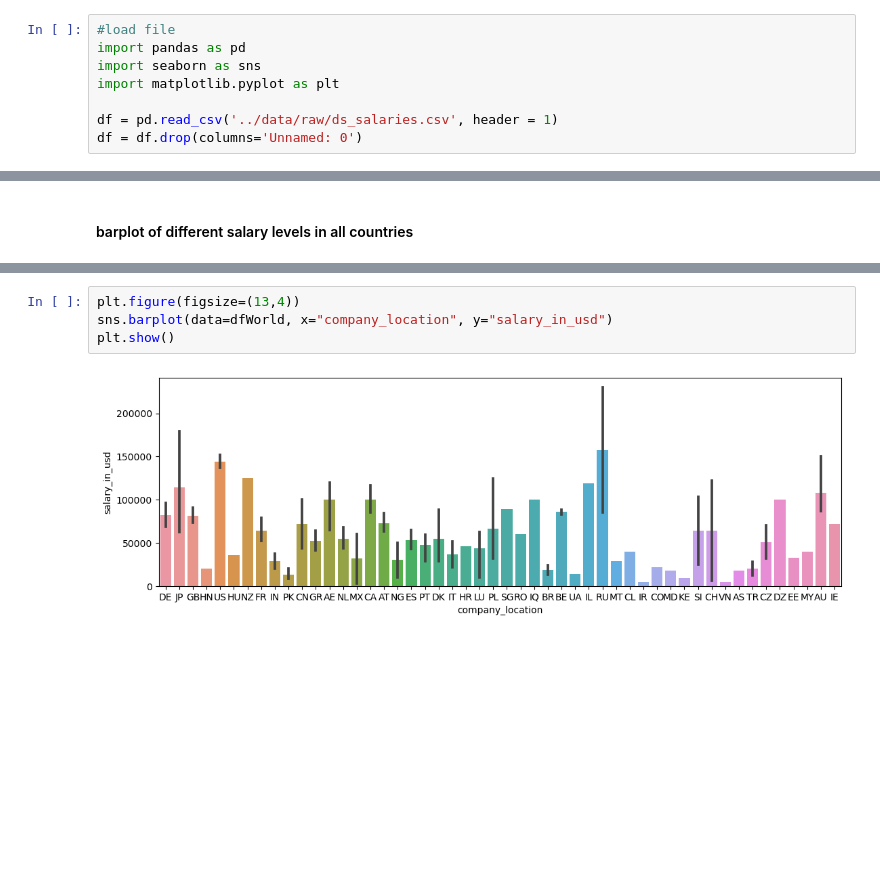
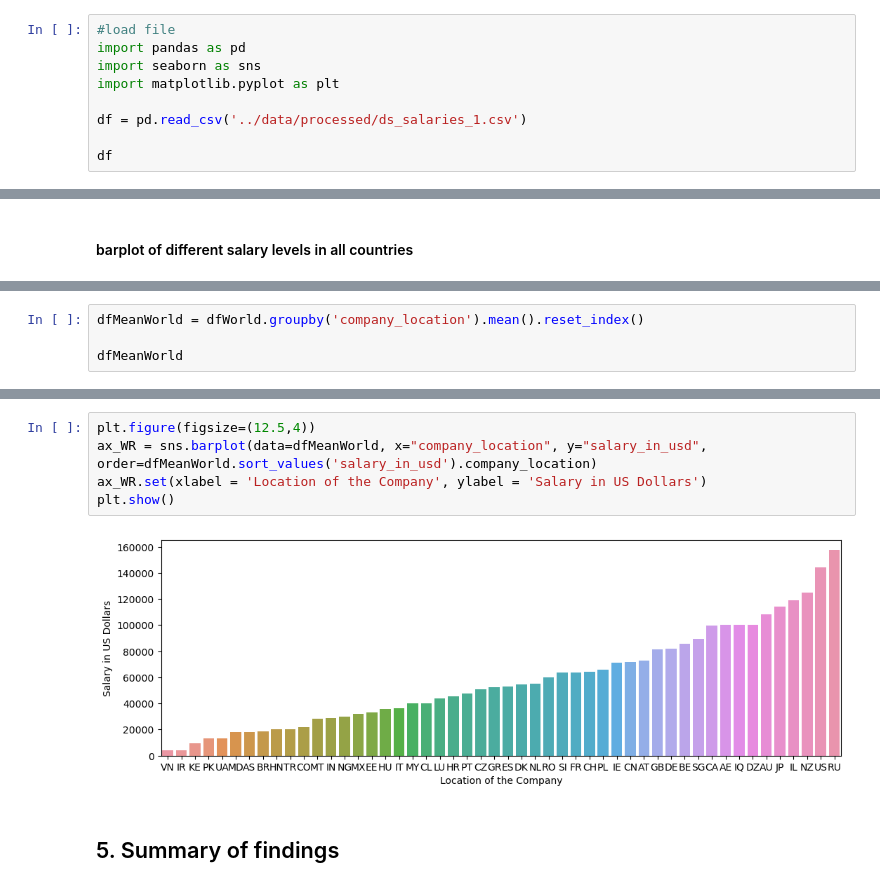
Before and after one commit to ubco-W2022T2-data301/project-group-group07, a Jupyter notebook: analysis/analysis2.ipynb, the cells around one changed output, grey strips where cells are left out. Drawn from its saved outputs; the diff is of its cells as text; blank space fills up the shorter version.

```diff
--- a/analysis/analysis2.ipynb
+++ b/analysis/analysis2.ipynb
@@ -16,5 +16,6 @@ import pandas as pd
 import seaborn as sns
 import matplotlib.pyplot as plt
 
-df = pd.read_csv('../data/raw/ds_salaries.csv', header = 1)
-df = df.drop(columns='Unnamed: 0')
+df = pd.read_csv('../data/processed/ds_salaries_1.csv')
+
+df
@@ -167,0 +272,4 @@ plt.show()
+# %%
+dfMeanWorld = dfWorld.groupby('company_location').mean().reset_index()
+
+dfMeanWorld
@@ -168,6 +294,9 @@ plt.show()
 # %%
-plt.figure(figsize=(13,4))
-sns.barplot(data=dfWorld, x="company_location", y="salary_in_usd")
+plt.figure(figsize=(12.5,4))
+ax_WR = sns.barplot(data=dfMeanWorld, x="company_location", y="salary_in_usd", order=dfMeanWorld.sort_values('salary_in_usd').company_location)
+ax_WR.set(xlabel = 'Location of the Company', ylabel = 'Salary in US Dollars')
 plt.show()
 # %% [output]
-[figure, old version]
+[figure, new version]
+# %% [markdown]
+## 5. Summary of findings
```
Also changed, not shown: parts of 30 cells of this notebook.
